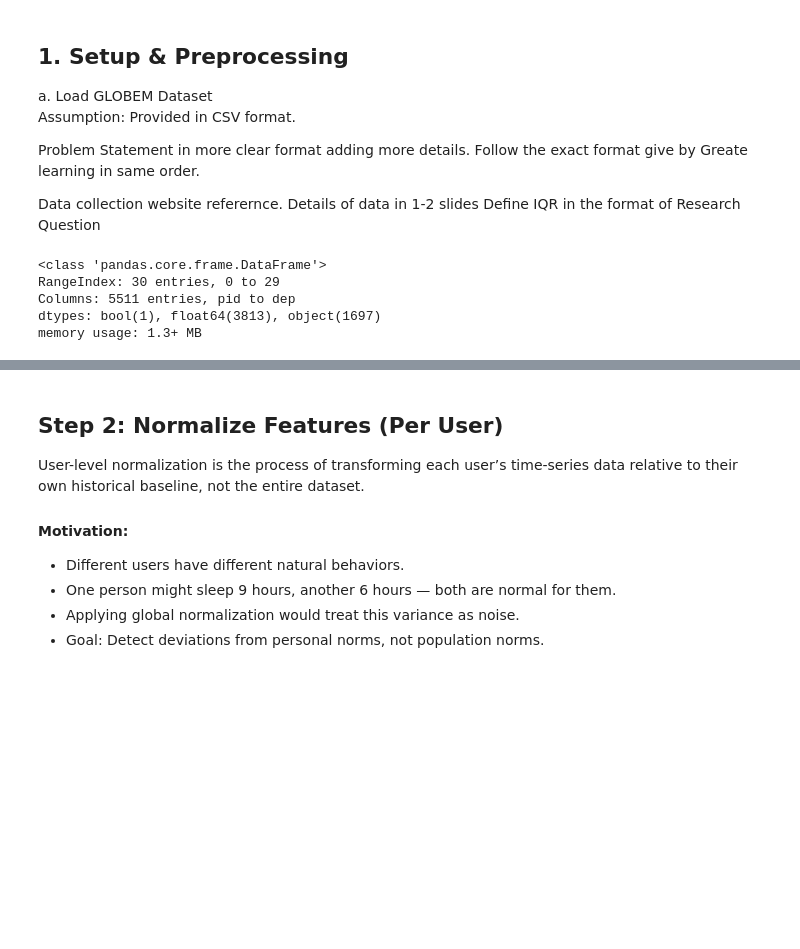
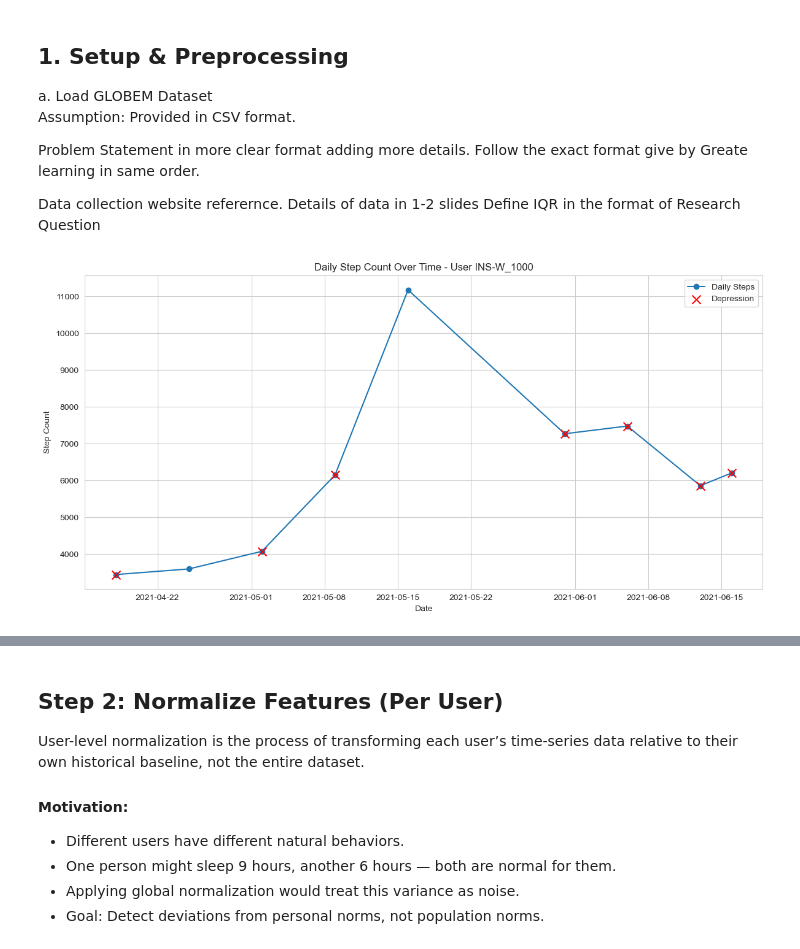
Before and after one commit to vikasailearning/Depression-Detection-, a Jupyter notebook: PythonProject/notebook.ipynb, the cells around one changed output, grey strips where cells are left out. Drawn from its saved outputs; the diff is of its cells as text; code cells hidden in the pictures; blank space fills up the shorter version.

```diff
--- a/PythonProject/notebook.ipynb
+++ b/PythonProject/notebook.ipynb
@@ -16,20 +16,51 @@ import pandas as pd
 import numpy as np
 # %%
 #Data Path
-DATA_DIR = '/Volumes/SanDisk/MyData/WALSHAIMl/WalshAIML/Capstone/GlobemDataSet/GLOBEM-main/data_raw/'
-#DATA_SETS = ['INS-W-sample_1','INS-W-sample_2','INS-W-sample_3','INS-W-sample_4']
-DATA_SETS = ['INS-W-sample_1']
+DATA_DIR = '/Volumes/SanDisk/MyData/WALSHAIMl/WalshAIML/Capstone/Depression-Detection/globem-dataset-multi-year-datasets-for-longitudinal-human-behavior-modeling-generalization-1.1/Data/'
+#DATA_SETS = ['INS-W_1','INS-W_2','INS-W_3','INS-W_4']
+DATA_SETS = ['INS-W_4']
 # %%
 #Load features and depression scores
-features = pd.read_csv(DATA_DIR+ DATA_SETS[0] + '/FeatureData/rapids.csv', low_memory=False)
-labels = pd.read_csv(DATA_DIR+ DATA_SETS[0] + '/SurveyData/dep_weekly.csv')
+features_consolidate = pd.DataFrame()
+labels_consolidate = pd.DataFrame()
+for dataset in DATA_SETS:
+    features = pd.read_csv(DATA_DIR+ dataset + '/FeatureData/rapids.csv', low_memory=False)
+    features_consolidate = pd.concat([features_consolidate, features], ignore_index=True)
+    labels = pd.read_csv(DATA_DIR+ dataset + '/SurveyData/dep_weekly.csv')
+    labels_consolidate = pd.concat([labels_consolidate, labels], ignore_index=True)
 # %%
 #Merge on [pid, date]
-data = pd.merge(features, labels[['pid', 'date', 'dep']], on=['pid', 'date'], how='inner')
-data.info()
+data = pd.merge(features_consolidate, labels_consolidate[['pid', 'date', 'dep']], on=['pid', 'date'], how='inner')
-# %% [output]
-<class 'pandas.core.frame.DataFrame'>
-RangeIndex: 30 entries, 0 to 29
-Columns: 5511 entries, pid to dep
-dtypes: bool(1), float64(3813), object(1697)
-memory usage: 1.3+ MB
+# %%
+import pandas as pd
+import matplotlib.pyplot as plt
+step_col = 'f_steps:fitbit_steps_summary_rapids_mediansumsteps:14dhist'
+steps_df = data[['pid','date',step_col,'dep']].copy()
+# Ensure proper datetime format
+steps_df['date'] = pd.to_datetime(steps_df['date'])
+
+# Sort by user and date
+steps_df = steps_df.sort_values(by=['pid', 'date'])
+
+# --- Plot daily steps over time for one user (e.g., user_id = 101) ---
+user_id = 'INS-W_1000'
+steps_df_user = steps_df[steps_df['pid'] == user_id]
+
+plt.figure(figsize=(12,6))
+plt.plot(steps_df_user['date'], steps_df_user[step_col], marker='o', linestyle='-', label='Daily Steps')
+
+# If depression scores are available, overlay them
+if 'dep' in steps_df_user.columns:
+    depressed_days = steps_df_user[steps_df_user['dep'] == True]  # threshold example
+    plt.scatter(depressed_days['date'], depressed_days[step_col],
+                color='red', label='Depression', zorder=5, marker='x',s=100)
+
+plt.title(f"Daily Step Count Over Time - User {user_id}")
+plt.xlabel("Date")
+plt.ylabel("Step Count")
+plt.legend()
+plt.grid(True)
+plt.tight_layout()
+plt.show()
+# %% [output]
+[figure, added]
```
Also changed, not shown: parts of 13 cells of this notebook, 4 other files.
